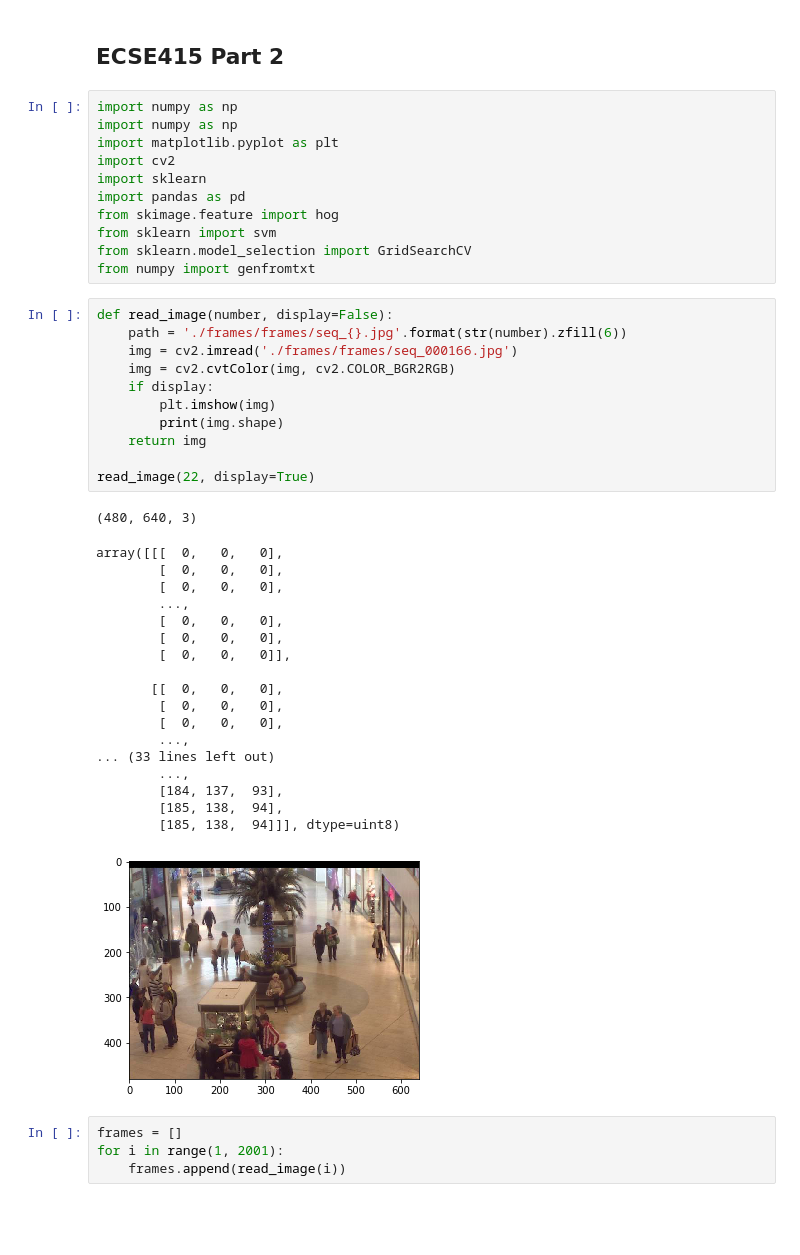
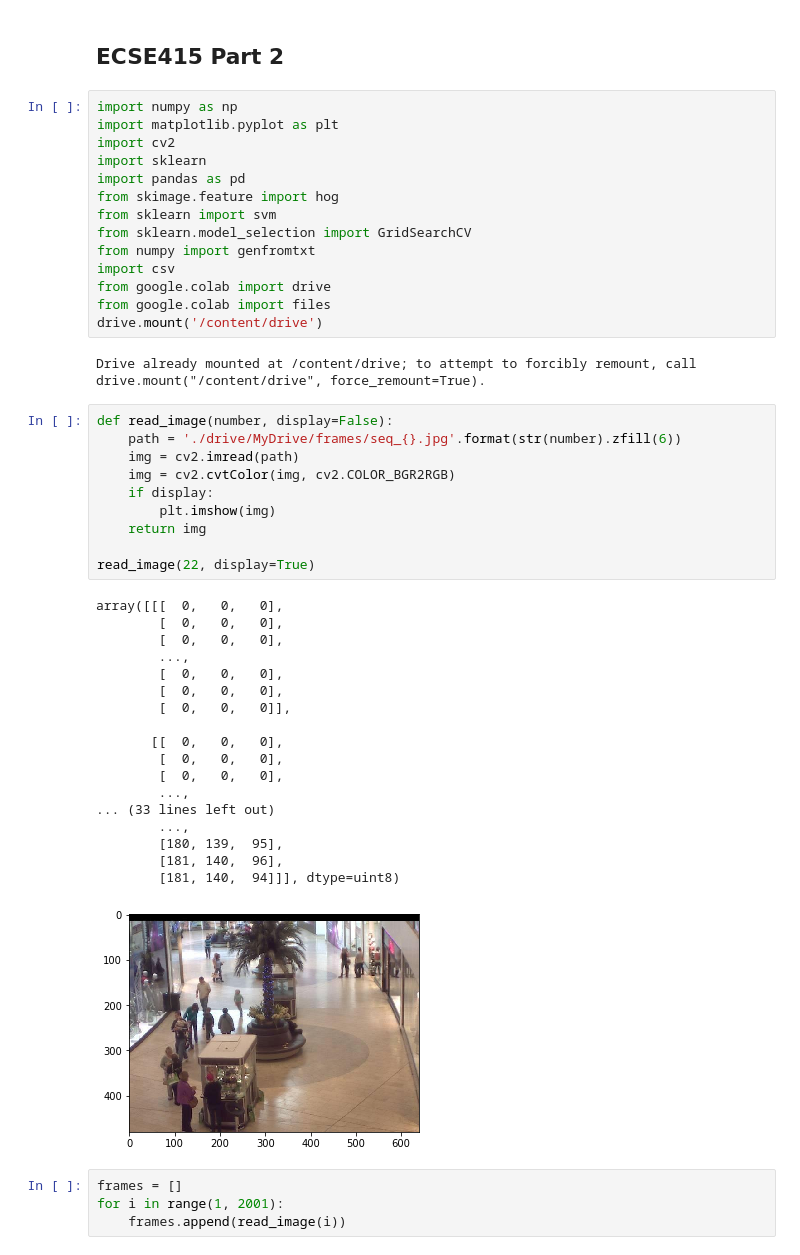
Before and after one commit to KarineMellata/ECSE415_FinalProject, a Jupyter notebook: Part2.ipynb, the cells around one changed output. Cells and saved outputs as stored; diff of their text form; blank space fills up the shorter version.

```diff
--- a/Part2.ipynb
+++ b/Part2.ipynb
@@ -1,7 +1,6 @@
 # %% [markdown]
 ## ECSE415 Part 2
 # %%
-import numpy as np
 import numpy as np
 import matplotlib.pyplot as plt
 import cv2
@@ -11,37 +10,41 @@ from skimage.feature import hog
 from sklearn import svm
 from sklearn.model_selection import GridSearchCV
 from numpy import genfromtxt
+import csv
+from google.colab import drive
+from google.colab import files
+drive.mount('/content/drive')
+# %% [output]
+Drive already mounted at /content/drive; to attempt to forcibly remount, call drive.mount("/content/drive", force_remount=True).
 # %%
 def read_image(number, display=False):
-    path = './frames/frames/seq_{}.jpg'.format(str(number).zfill(6))
-    img = cv2.imread('./frames/frames/seq_000166.jpg')
+    path = './drive/MyDrive/frames/seq_{}.jpg'.format(str(number).zfill(6))
+    img = cv2.imread(path)
     img = cv2.cvtColor(img, cv2.COLOR_BGR2RGB)
     if display:
         plt.imshow(img)
-        print(img.shape)
     return img
 
 read_image(22, display=True)
 # %% [output]
-(480, 640, 3)
+array([[[  0,   0,   0],
+        [  0,   0,   0],
+        [  0,   0,   0],
+        ...,
+        [  0,   0,   0],
+        [  0,   0,   0],
+        [  0,   0,   0]],
+
+       [[  0,   0,   0],
+        [  0,   0,   0],
+        [  0,   0,   0],
+        ...,
+... (33 lines left out)
+        ...,
+        [180, 139,  95],
+        [181, 140,  96],
+        [181, 140,  94]]], dtype=uint8)
-array([[[  0,   0,   0],
-        [  0,   0,   0],
-        [  0,   0,   0],
-        ...,
-        [  0,   0,   0],
-        [  0,   0,   0],
-        [  0,   0,   0]],
-
-       [[  0,   0,   0],
-        [  0,   0,   0],
-        [  0,   0,   0],
-        ...,
-... (33 lines left out)
-        ...,
-        [184, 137,  93],
-        [185, 138,  94],
-        [185, 138,  94]]], dtype=uint8)
-[figure, old version]
+[figure, new version]
 # %%
 frames = []
 for i in range(1, 2001):
```
Also changed, not shown: parts of 8 cells of this notebook.
